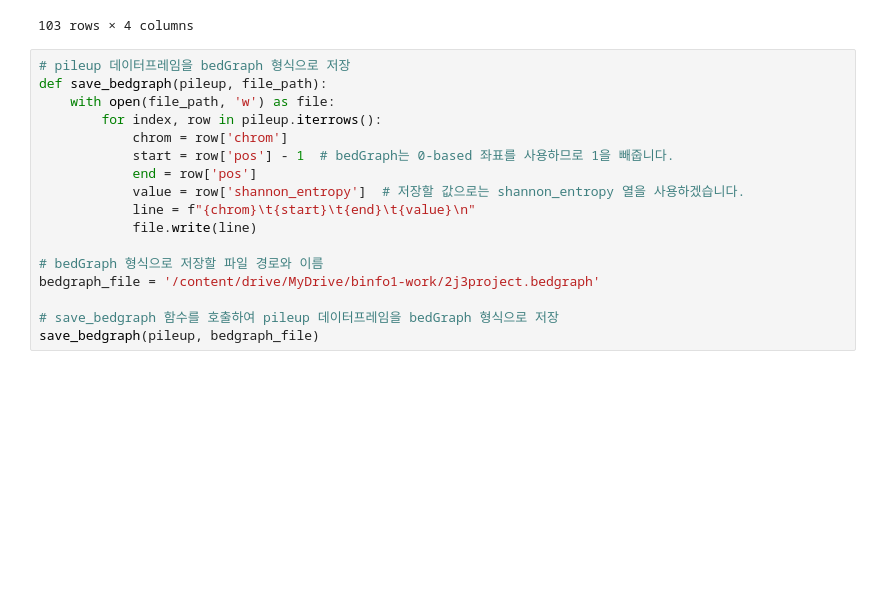
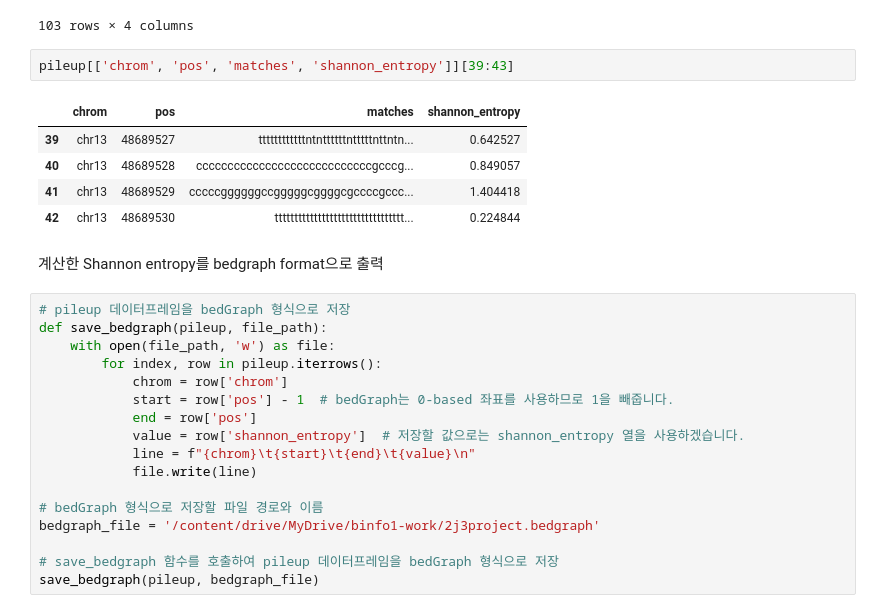
Before and after one commit to YUHYUNSEONG/YHS, a Jupyter notebook: bioinfoproject_YHS.ipynb, the cells around one changed output. Drawn from its saved outputs; the diff is of its cells as text; blank space fills up the shorter version.

```diff
--- a/bioinfoproject_YHS.ipynb
+++ b/bioinfoproject_YHS.ipynb
@@ -343,6 +375,16 @@ pileup[['chrom', 'pos', 'matches', 'shannon_entropy']]
 | 101 | chr13 | 48689589 | tttttttttttttttttttttttttttttt | 0.0 |
 | 102 | chr13 | 48689590 | tttttttttttttttttttttttttttttt | 0.0 |
 103 rows × 4 columns
+# %%
+pileup[['chrom', 'pos', 'matches', 'shannon_entropy']][39:43]
+# %% [output]
+|  | chrom | pos | matches | shannon_entropy |
+| 39 | chr13 | 48689527 | ttttttttttttntnttttttntttttnttntn... | 0.642527 |
+| 40 | chr13 | 48689528 | ccccccccccccccccccccccccccccgcccg... | 0.849057 |
+| 41 | chr13 | 48689529 | cccccggggggccgggggcggggcgccccgccc... | 1.404418 |
+| 42 | chr13 | 48689530 | ttttttttttttttttttttttttttttttttt... | 0.224844 |
+# %% [markdown]
+계산한 Shannon entropy를 bedgraph format으로 출력
 # %%
 # pileup 데이터프레임을 bedGraph 형식으로 저장
 def save_bedgraph(pileup, file_path):
```
Also changed, not shown: parts of 39 cells of this notebook.
